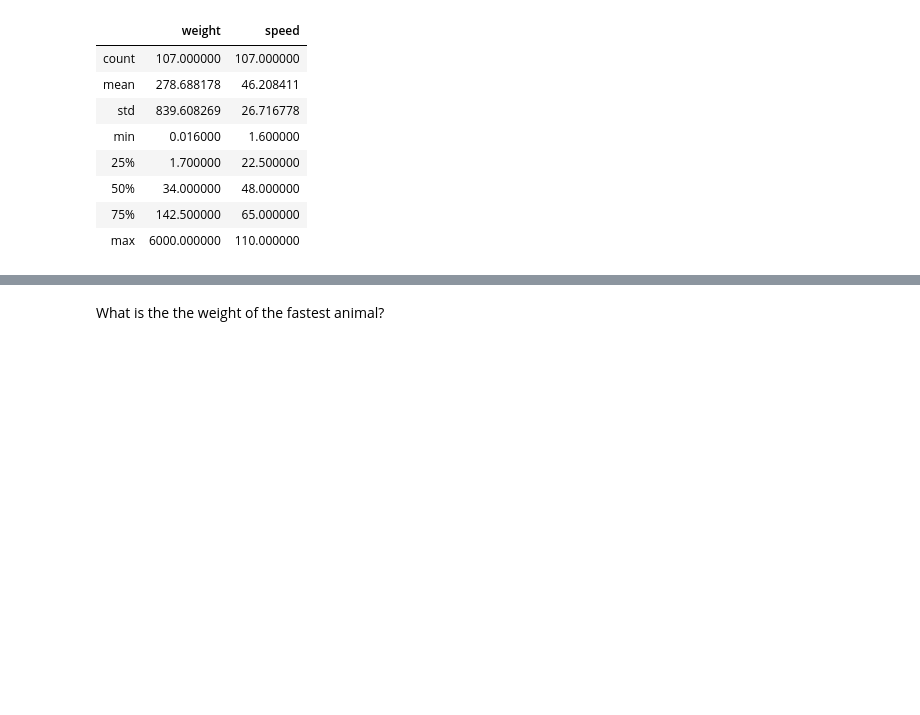
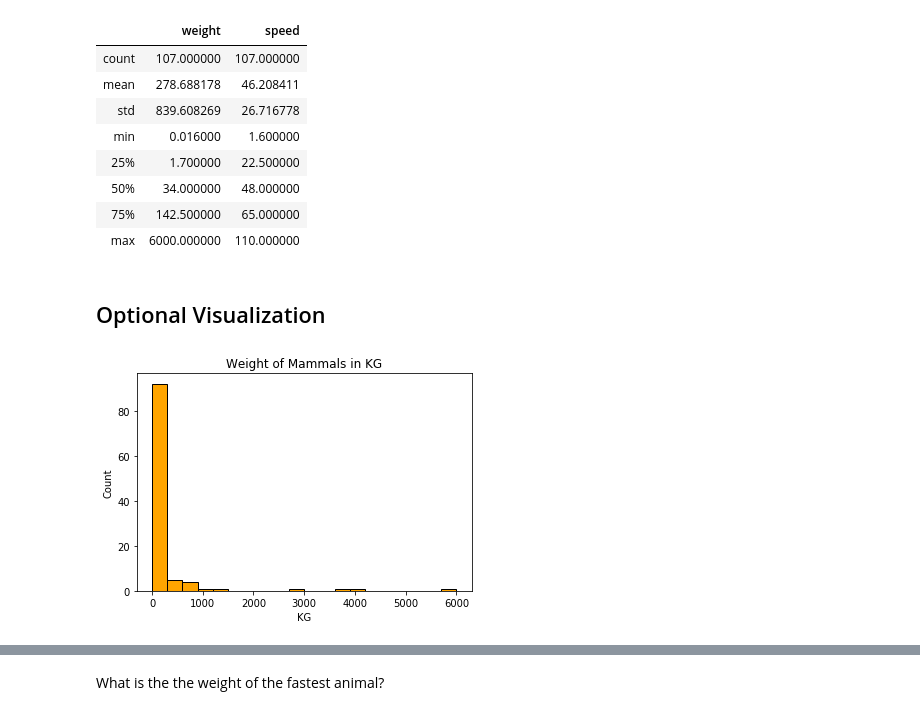
Before and after one commit to guedanie/python-exercises, a Jupyter notebook: 4.8.4.3_dataframes.ipynb, the cells around one changed output, grey strips where cells are left out. Saved outputs shown, nothing was run; the diff lists cells and outputs as text; code cells hidden in the pictures; blank space fills up the shorter version.

```diff
--- a/4.8.4.3_dataframes.ipynb
+++ b/4.8.4.3_dataframes.ipynb
@@ -321,3 +354,16 @@ mammals.describe()
 | 50% | 34.000000 | 48.000000 |
 | 75% | 142.500000 | 65.000000 |
 | max | 6000.000000 | 110.000000 |
+# %% [markdown]
+## Optional Visualization
+# %%
+import matplotlib.pyplot as plt
+%matplotlib inline
+plt.hist(mammals.weight, bins=20, color='orange', edgecolor='black')
+plt.title('Weight of Mammals in KG')
+plt.xlabel('KG')
+plt.ylabel('Count')
+
+plt.show()
+# %% [output]
+[figure, added]
```
Also changed, not shown: parts of 10 cells of this notebook.
